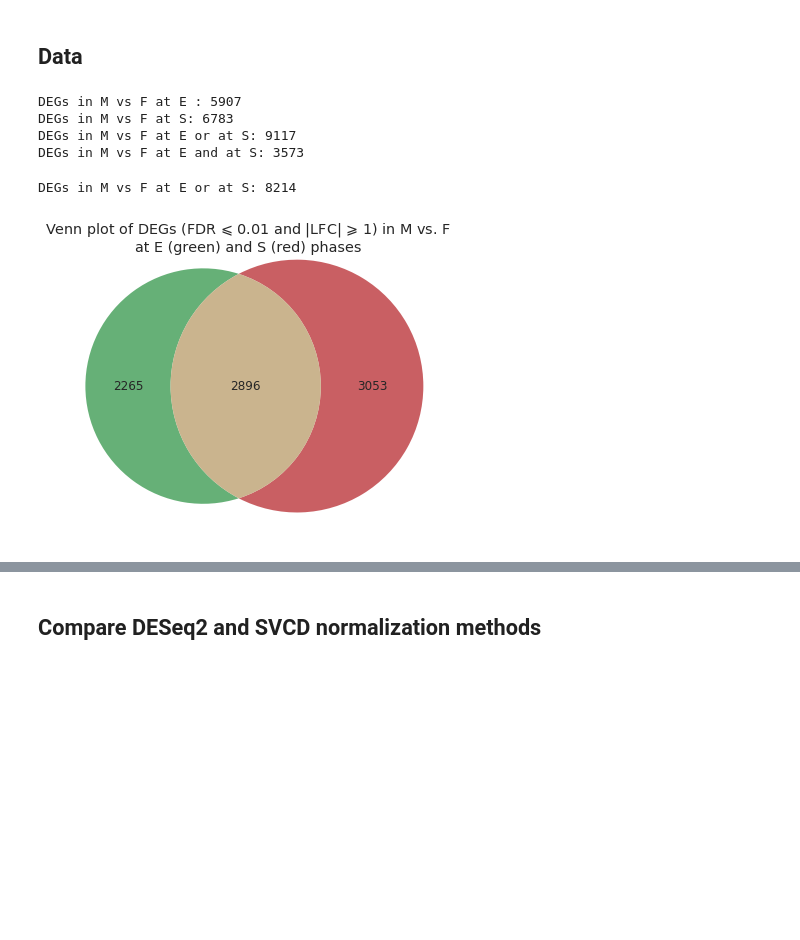
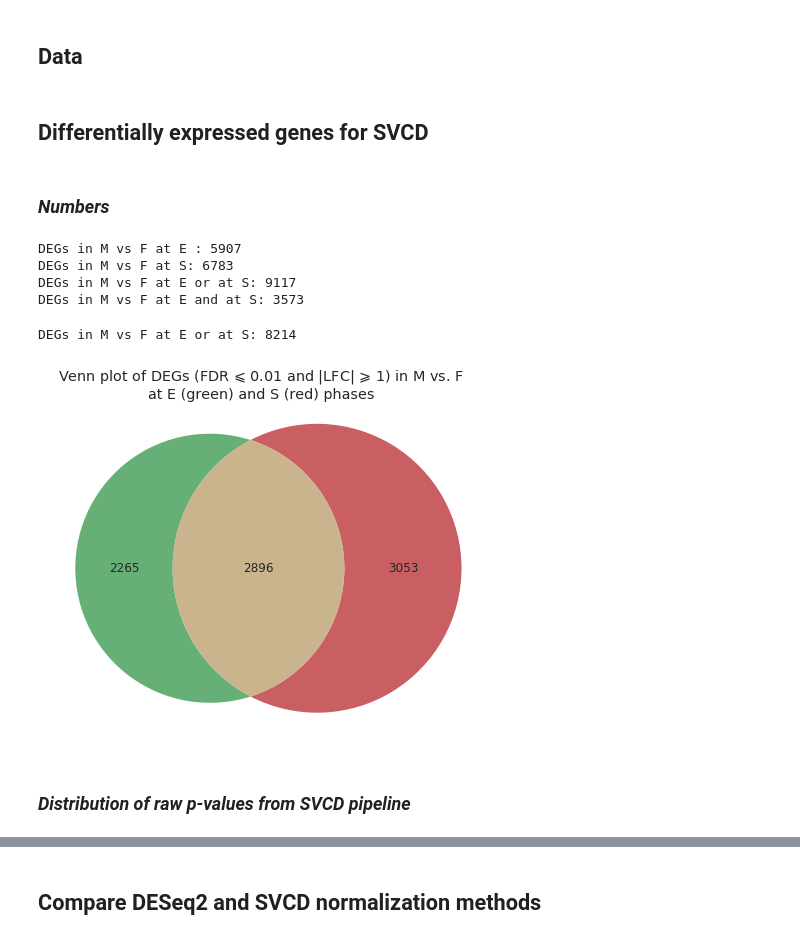
Before and after one commit to michaelpierrelee/2019-yun-pierrelee-chlorella_HS2-paper, a Jupyter notebook: notebooks/3-DE_genes.py.ipynb, the cells around one changed output, grey strips where cells are left out. Drawn from its saved outputs; the diff is of its cells as text; code cells hidden in the pictures; blank space fills up the shorter version.

```diff
--- a/notebooks/3-DE_genes.py.ipynb
+++ b/notebooks/3-DE_genes.py.ipynb
@@ -62,7 +66,7 @@ def progress(cnt, k, N):
     if cnt == 3: return 0
     else: return cnt + 1
 # %%
-sns.set(style='white')
+sns.set(style='white', rc={"figure.figsize": (8,7)})
 # under this adjusted p-value threshold, a transcript is called DEG
 padj_thresh = 0.01
 # %% [markdown]
@@ -83,6 +107,10 @@ mean_counts = pd.read_csv( '../data/dea_results/svcd-mean_norm_counts.csv', inde
 deg = { k: v[ v['padj'] <= padj_thresh
             ].rename( {'log2FoldChange': 'LFC'}, axis=1 ).loc[ :, ['LFC', 'padj'] ]
         for k, v in res.items() }
+# %% [markdown]
+## Differentially expressed genes for SVCD
+# %% [markdown]
+### *Numbers*
 # %%
 print( 'DEGs in M vs F at E :', len( set(deg['svcd_E'].index) ) )
 print( 'DEGs in M vs F at S:', len( set(deg['svcd_S'].index) ) )
@@ -96,19 +124,21 @@ DEGs in M vs F at E and at S: 3573
 # %%
 d2 = set( deg['svcd_E'][abs(deg['svcd_E']['LFC']) >= 1].index )
 d4 = set( deg['svcd_S'][abs(deg['svcd_S']['LFC']) >= 1].index )
 print( 'DEGs in M vs F at E or at S:', len( d2 | d4 ) )
 
-fig, axes = plt.subplots(figsize=(7,7))
+fig, axes = plt.subplots(figsize=(8,7))
 
 colors = sns.hls_palette(11, h=.6, l=.55, s=.5)
 colors = sns.color_palette()
 vn = venn2( (len( d2 - d4 ), len( d4 - d2 ), len( d2 & d4 )),
             set_labels=None, ax=axes,
             set_colors=(colors[2], colors[3]), alpha=0.9 )
 
-plt.suptitle('Venn plot of DEGs (FDR $\leqslant$ 0.01 and |LFC| $\geqslant$ 1) in M vs. F\nat E (green) and S (red) phases', y=0.83)
+plt.suptitle('Venn plot of DEGs (FDR $\leqslant$ 0.01 and |LFC| $\geqslant$ 1) in M vs. F\nat E (green) and S (red) phases', y=0.90)
 plt.savefig('../figures/venn-plot_degs.png', format='png', bbox_inches='tight')
 plt.show()
 # %% [output]
 DEGs in M vs F at E or at S: 8214
-[figure, old version]
+[figure, new version]
+# %% [markdown]
+### *Distribution of raw p-values from SVCD pipeline*
```
Also changed, not shown: parts of 11 cells of this notebook, 5 other files.
